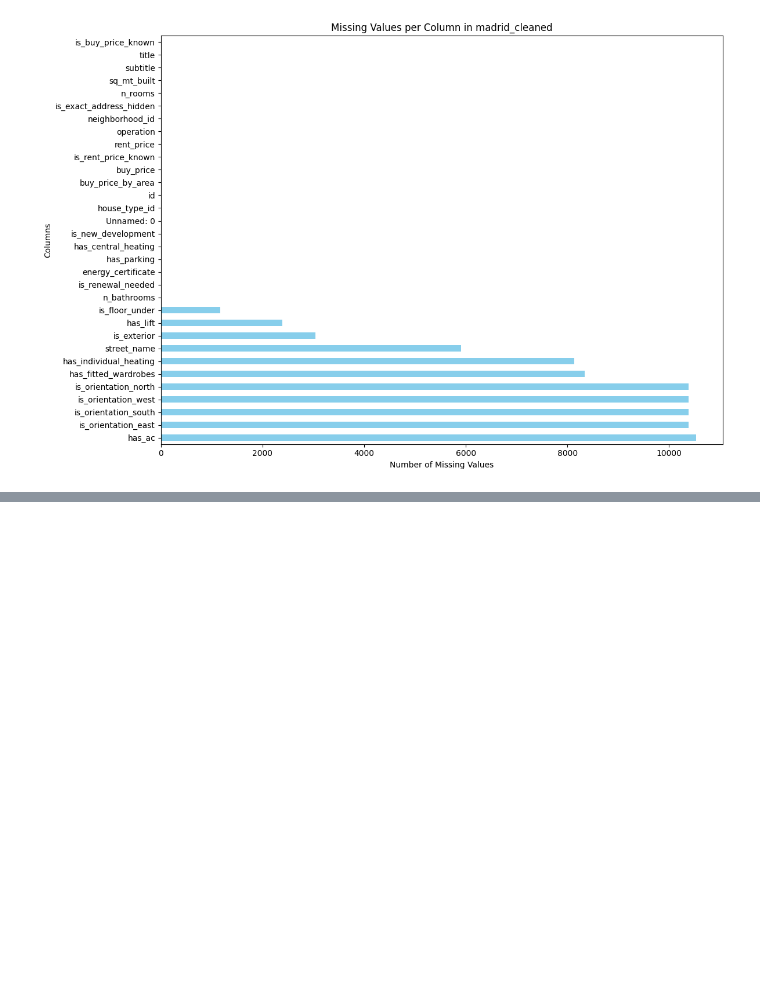
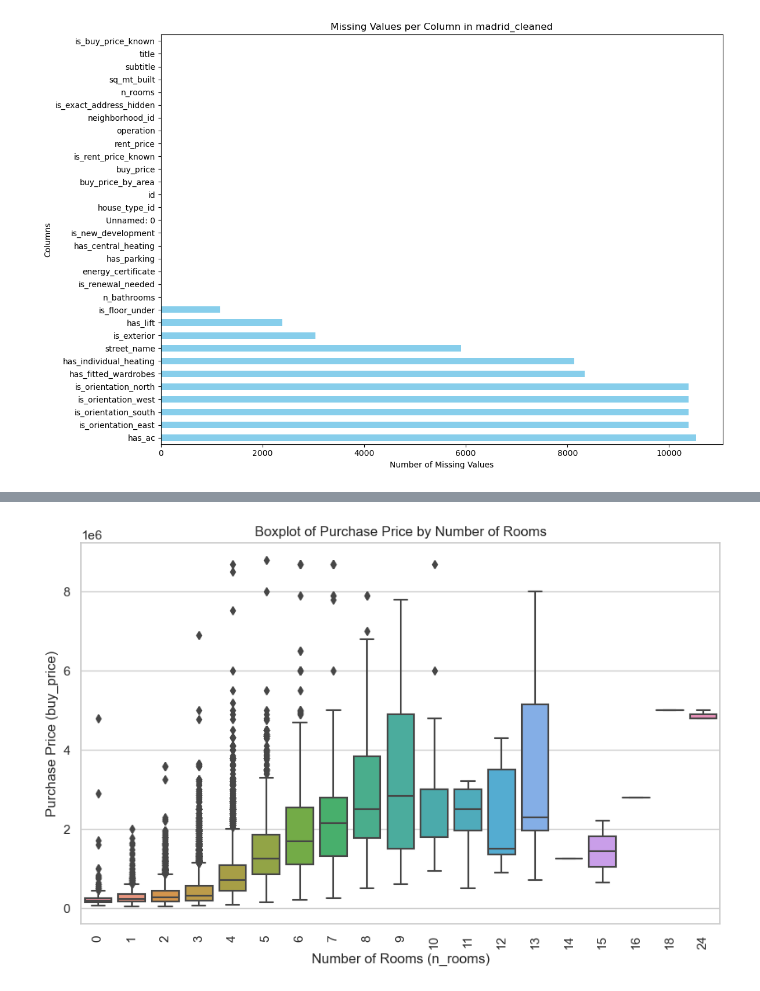
Before and after one commit to Fidel-Leanne/dataAnalysis, a Jupyter notebook: Analysis/realEstate.ipynb, the cells around one changed output, grey strips where cells are left out. Drawn from its saved outputs; the diff is of its cells as text; code cells hidden in the pictures; blank space fills up the shorter version.

```diff
--- a/Analysis/realEstate.ipynb
+++ b/Analysis/realEstate.ipynb
@@ -291,0 +349,13 @@ plt.show()
+# %%
+sns.set(style="whitegrid")
+
+# Create a boxplot for "buy_price" by "n_rooms"
+plt.figure(figsize=(10, 6))
+sns.boxplot(x="n_rooms", y="buy_price", data=madrid_cleaned)
+plt.xlabel("Number of Rooms (n_rooms)")
+plt.ylabel("Purchase Price (buy_price)")
+plt.title("Boxplot of Purchase Price by Number of Rooms")
+plt.xticks(rotation=90)  # Rotate x-axis labels for better readability if needed
+plt.show()
+# %% [output]
+[figure, added]
```
Also changed, not shown: parts of 8 cells of this notebook.
